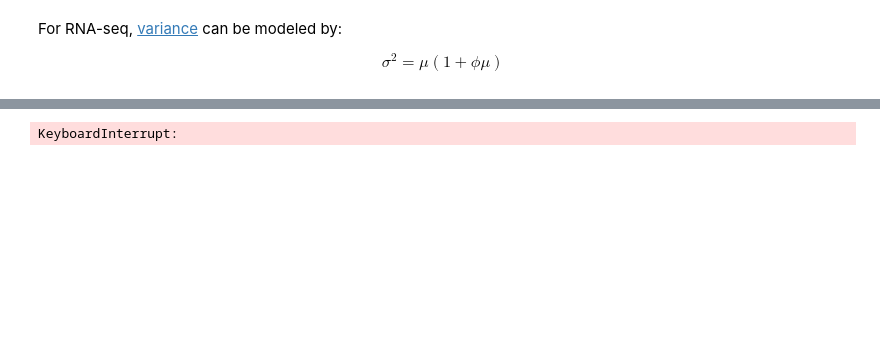
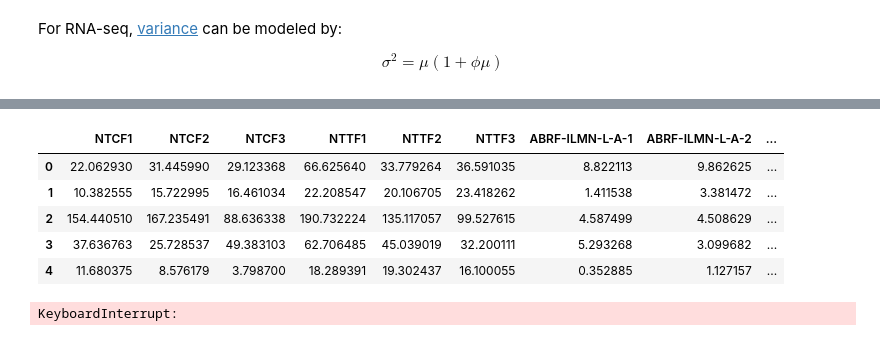
Before and after one commit to wckdouglas/tgirt_smRNA, a Jupyter notebook: scripts/reproducibility.ipynb, the cells around one changed output, grey strips where cells are left out. Cells and saved outputs as stored; diff of their text form; code cells hidden in the pictures; blank space fills up the shorter version.

```diff
--- a/scripts/reproducibility.ipynb
+++ b/scripts/reproducibility.ipynb
@@ -42,2 +31,17 @@ df.head()
+# %%
+df = pd.read_table('../data/normalized_counts.tsv') \
+    .pipe(lambda d: d[~d.Type.str.contains('rRNA')])\
+    .drop(['Name','Type'], axis=1)\
+    .rename(columns = lambda x: x.replace('.','-'))\
+    .rename(columns = {'ID':'seq_id'}) \
+    .filter(regex='-A-|NTT|NTC|seq_id')
+df.head()
+# %% [output]
+|  | NTCF1 | NTCF2 | NTCF3 | NTTF1 | NTTF2 | NTTF3 | ABRF-ILMN-L-A-1 | ABRF-ILMN-L-A-2 | ... |
+| 0 | 22.062930 | 31.445990 | 29.123368 | 66.625640 | 33.779264 | 36.591035 | 8.822113 | 9.862625 | ... |
+| 1 | 10.382555 | 15.722995 | 16.461034 | 22.208547 | 20.106705 | 23.418262 | 1.411538 | 3.381472 | ... |
+| 2 | 154.440510 | 167.235491 | 88.636338 | 190.732224 | 135.117057 | 99.527615 | 4.587499 | 4.508629 | ... |
+| 3 | 37.636763 | 25.728537 | 49.383103 | 62.706485 | 45.039019 | 32.200111 | 5.293268 | 3.099682 | ... |
+| 4 | 11.680375 | 8.576179 | 3.798700 | 18.289391 | 19.302437 | 16.100055 | 0.352885 | 1.127157 | ... |
 # %%
 mv_df = df \
```
Also changed, not shown: parts of 8 cells of this notebook, 2 other files.
